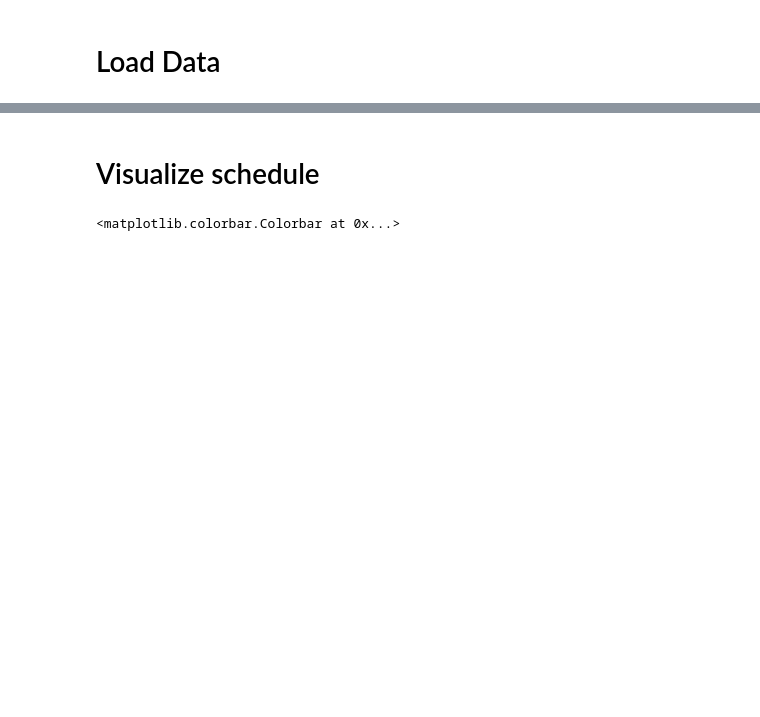
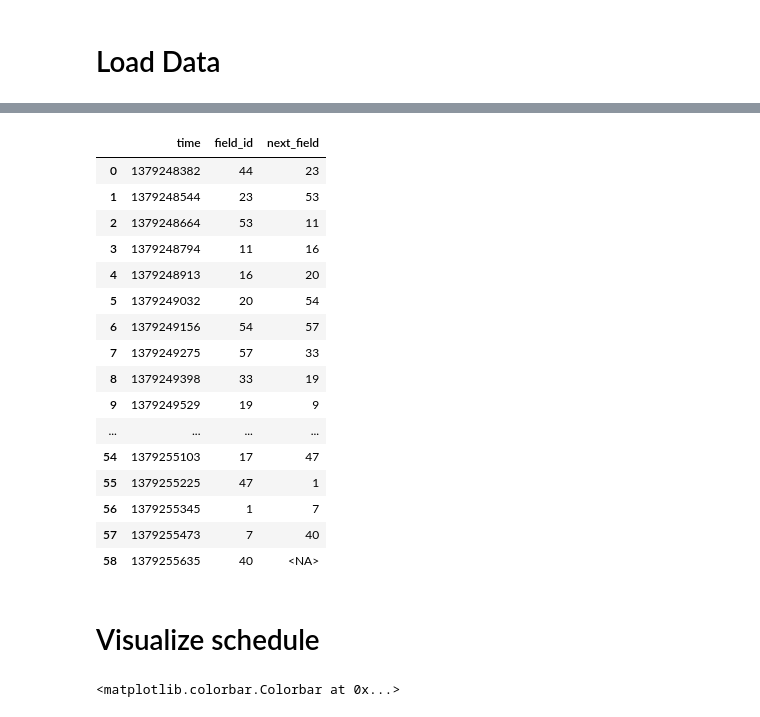
Before and after one commit to rachelhur/survey-ops, a Jupyter notebook: notebooks/draft.ipynb, the cells around one changed output, grey strips where cells are left out. Drawn from its saved outputs; the diff is of its cells as text; code cells hidden in the pictures; blank space fills up the shorter version.

```diff
--- a/notebooks/draft.ipynb
+++ b/notebooks/draft.ipynb
@@ -37,3 +48,25 @@ schedule = pd.read_csv('../data/2013-09-15_gband_schedule.csv', dtype={'next_fie
+# %%
+schedule_bad = schedule.copy()
+# %%
+schedule_bad
+# %% [output]
+|  | time | field_id | next_field |
+| 0 | 1379248382 | 44 | 23 |
+| 1 | 1379248544 | 23 | 53 |
+| 2 | 1379248664 | 53 | 11 |
+| 3 | 1379248794 | 11 | 16 |
+| 4 | 1379248913 | 16 | 20 |
+| 5 | 1379249032 | 20 | 54 |
+| 6 | 1379249156 | 54 | 57 |
+| 7 | 1379249275 | 57 | 33 |
+| 8 | 1379249398 | 33 | 19 |
+| 9 | 1379249529 | 19 | 9 |
+| ... | ... | ... | ... |
+| 54 | 1379255103 | 17 | 47 |
+| 55 | 1379255225 | 47 | 1 |
+| 56 | 1379255345 | 1 | 7 |
+| 57 | 1379255473 | 7 | 40 |
+| 58 | 1379255635 | 40 | <NA> |
 # %%
 field_id = 10
 timestamp = schedule.iloc[field_id].time
```
Also changed, not shown: parts of 24 cells of this notebook, 5 other files.
